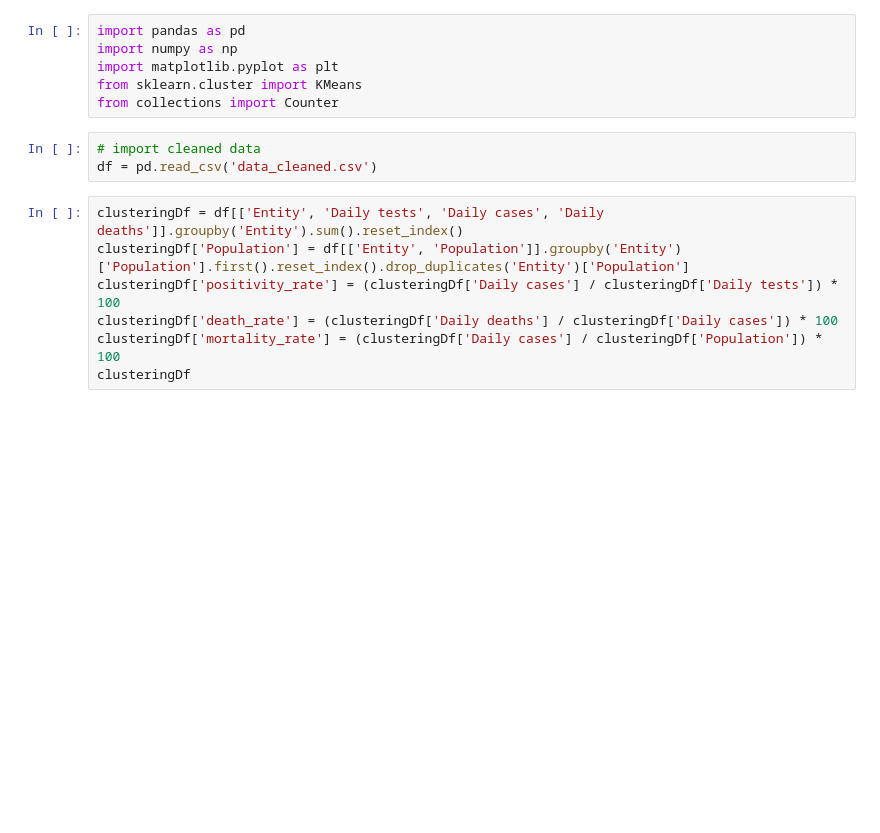
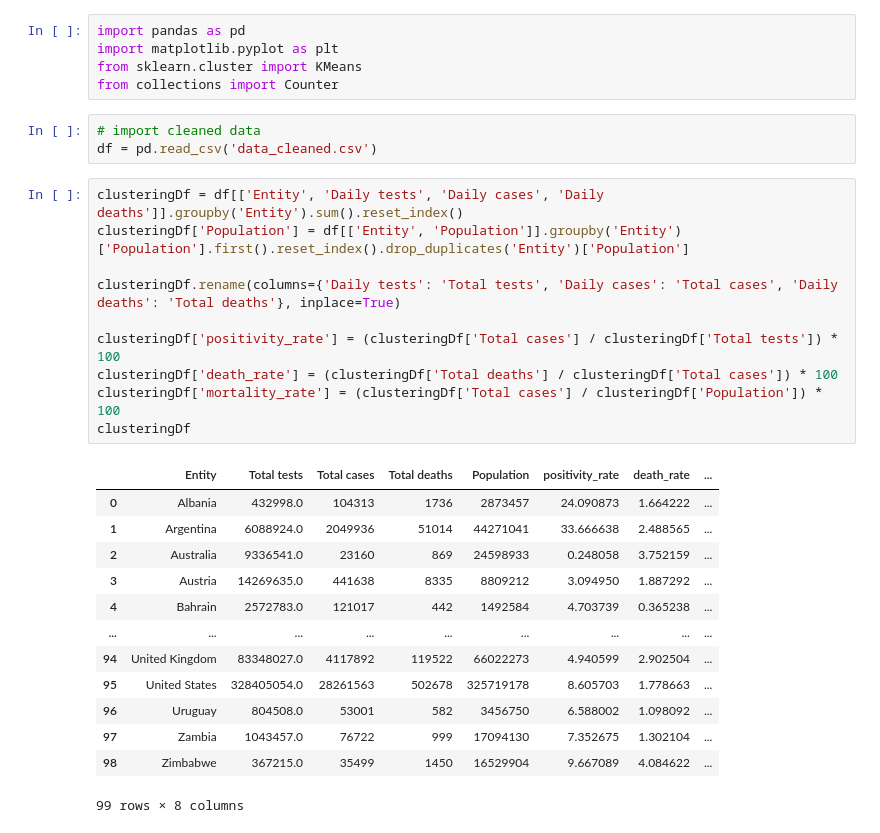
Before and after one commit to eefthymiou/DataMiningProject, a Jupyter notebook: clustering.ipynb, the cells around one changed output. Cells and saved outputs as stored; diff of their text form; blank space fills up the shorter version.

```diff
--- a/clustering.ipynb
+++ b/clustering.ipynb
@@ -1,6 +1,5 @@
 # %%
 import pandas as pd
-import numpy as np
 import matplotlib.pyplot as plt
 from sklearn.cluster import KMeans
 from collections import Counter
@@ -10,7 +9,24 @@ df = pd.read_csv('data_cleaned.csv')
 # %%
 clusteringDf = df[['Entity', 'Daily tests', 'Daily cases', 'Daily deaths']].groupby('Entity').sum().reset_index()
 clusteringDf['Population'] = df[['Entity', 'Population']].groupby('Entity')['Population'].first().reset_index().drop_duplicates('Entity')['Population']
-clusteringDf['positivity_rate'] = (clusteringDf['Daily cases'] / clusteringDf['Daily tests']) * 100
-clusteringDf['death_rate'] = (clusteringDf['Daily deaths'] / clusteringDf['Daily cases']) * 100
-clusteringDf['mortality_rate'] = (clusteringDf['Daily cases'] / clusteringDf['Population']) * 100
+
+clusteringDf.rename(columns={'Daily tests': 'Total tests', 'Daily cases': 'Total cases', 'Daily deaths': 'Total deaths'}, inplace=True)
+
+clusteringDf['positivity_rate'] = (clusteringDf['Total cases'] / clusteringDf['Total tests']) * 100
+clusteringDf['death_rate'] = (clusteringDf['Total deaths'] / clusteringDf['Total cases']) * 100
+clusteringDf['mortality_rate'] = (clusteringDf['Total cases'] / clusteringDf['Population']) * 100
 clusteringDf
+# %% [output]
+|  | Entity | Total tests | Total cases | Total deaths | Population | positivity_rate | death_rate | ... |
+| 0 | Albania | 432998.0 | 104313 | 1736 | 2873457 | 24.090873 | 1.664222 | ... |
+| 1 | Argentina | 6088924.0 | 2049936 | 51014 | 44271041 | 33.666638 | 2.488565 | ... |
+| 2 | Australia | 9336541.0 | 23160 | 869 | 24598933 | 0.248058 | 3.752159 | ... |
+| 3 | Austria | 14269635.0 | 441638 | 8335 | 8809212 | 3.094950 | 1.887292 | ... |
+| 4 | Bahrain | 2572783.0 | 121017 | 442 | 1492584 | 4.703739 | 0.365238 | ... |
+| ... | ... | ... | ... | ... | ... | ... | ... | ... |
+| 94 | United Kingdom | 83348027.0 | 4117892 | 119522 | 66022273 | 4.940599 | 2.902504 | ... |
+| 95 | United States | 328405054.0 | 28261563 | 502678 | 325719178 | 8.605703 | 1.778663 | ... |
+| 96 | Uruguay | 804508.0 | 53001 | 582 | 3456750 | 6.588002 | 1.098092 | ... |
+| 97 | Zambia | 1043457.0 | 76722 | 999 | 17094130 | 7.352675 | 1.302104 | ... |
+| 98 | Zimbabwe | 367215.0 | 35499 | 1450 | 16529904 | 9.667089 | 4.084622 | ... |
+99 rows × 8 columns
```
Also changed, not shown: parts of 5 cells of this notebook, 2 other files.
